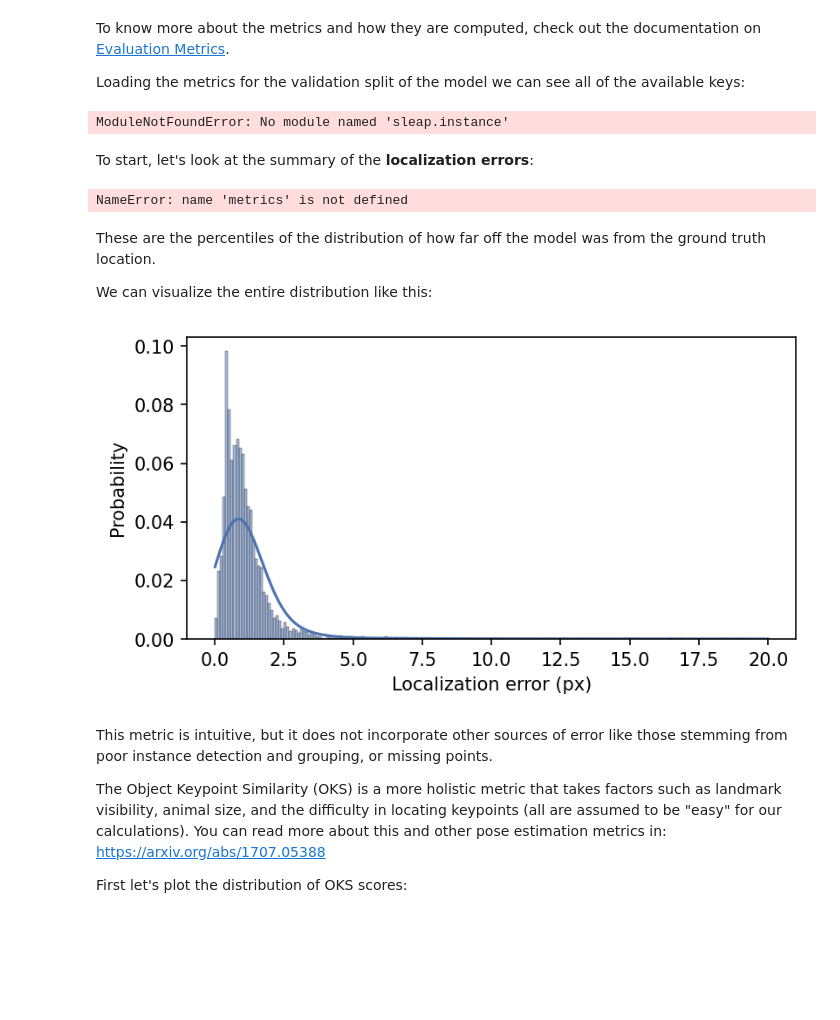
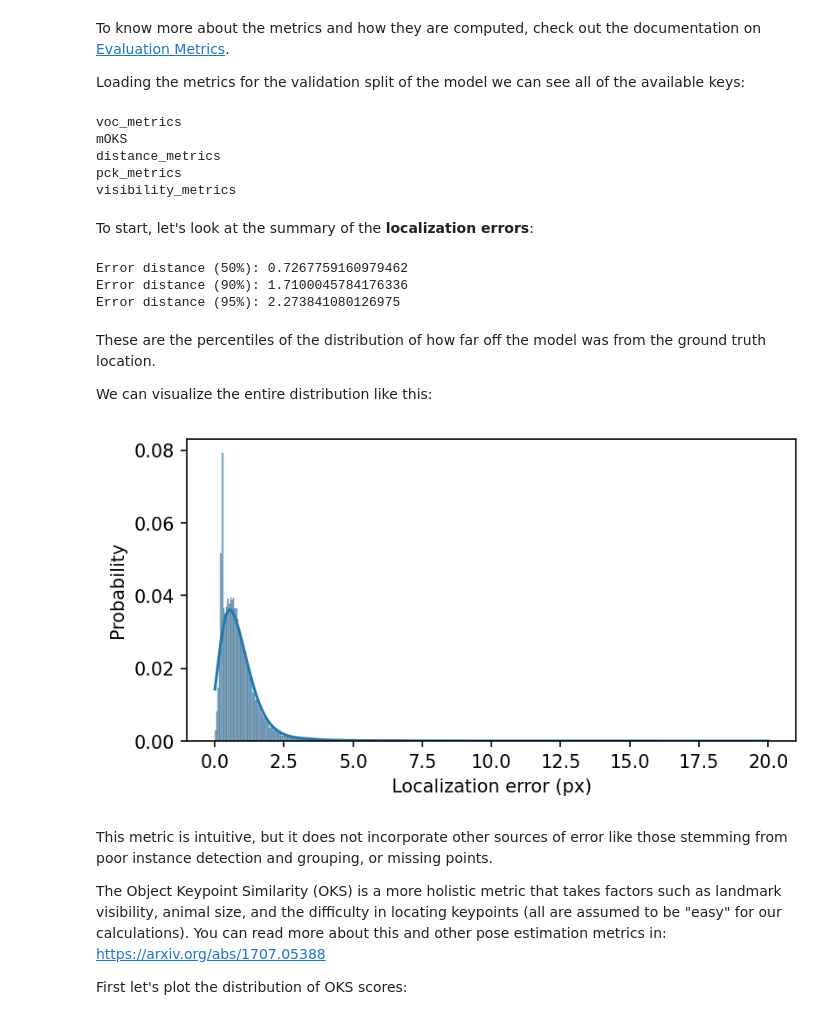
Before and after one commit to talmolab/sleap-core-docs, a Jupyter notebook: docs/notebooks/Model_evaluation.ipynb, the cells around one changed output. Saved outputs shown, nothing was run; the diff lists cells and outputs as text; code cells hidden in the pictures; blank space fills up the shorter version.

```diff
--- a/docs/notebooks/Model_evaluation.ipynb
+++ b/docs/notebooks/Model_evaluation.ipynb
@@ -64,28 +78,34 @@ Loading the metrics for the validation split of the model we can see all of the
 # %%
 import sleap_nn
 
-metrics = sleap_nn.evaluation.load_metrics("td_fast.210505_012601.centered_instance.n=1800/metrics.test.npz")
+metrics = sleap_nn.evaluation.load_metrics("td_fast.centered_instance.n=1800/train_0_pred_metrics.npz")
 print("\n".join(metrics.keys()))
 # %% [output]
-ModuleNotFoundError: No module named 'sleap.instance'
+voc_metrics
+mOKS
+distance_metrics
+pck_metrics
+visibility_metrics
 # %% [markdown]
 To start, let's look at the summary of the **localization errors**:
 # %%
-print("Error distance (50%):", metrics["dist.p50"])
-print("Error distance (90%):", metrics["dist.p90"])
-print("Error distance (95%):", metrics["dist.p95"])
+print("Error distance (50%):", metrics["distance_metrics"]["p50"])
+print("Error distance (90%):", metrics["distance_metrics"]["p90"])
+print("Error distance (95%):", metrics["distance_metrics"]["p95"])
 # %% [output]
-NameError: name 'metrics' is not defined
+Error distance (50%): 0.7267759160979462
+Error distance (90%): 1.7100045784176336
+Error distance (95%): 2.273841080126975
 # %% [markdown]
 These are the percentiles of the distribution of how far off the model was from the ground truth location.
 
 We can visualize the entire distribution like this:
 # %%
 plt.figure(figsize=(6, 3), dpi=150, facecolor="w")
-sns.histplot(metrics["dist.dists"].flatten(), binrange=(0, 20), kde=True, kde_kws={"clip": (0, 20)}, stat="probability")
+sns.histplot(metrics["distance_metrics"]["dists"].flatten(), binrange=(0, 20), kde=True, kde_kws={"clip": (0, 20)}, stat="probability")
 plt.xlabel("Localization error (px)");
 # %% [output]
-[figure, old version]
+[figure, new version]
 # %% [markdown]
 This metric is intuitive, but it does not incorporate other sources of error like those stemming from poor instance detection and grouping, or missing points.
 
```
Also changed, not shown: parts of 9 cells of this notebook.
